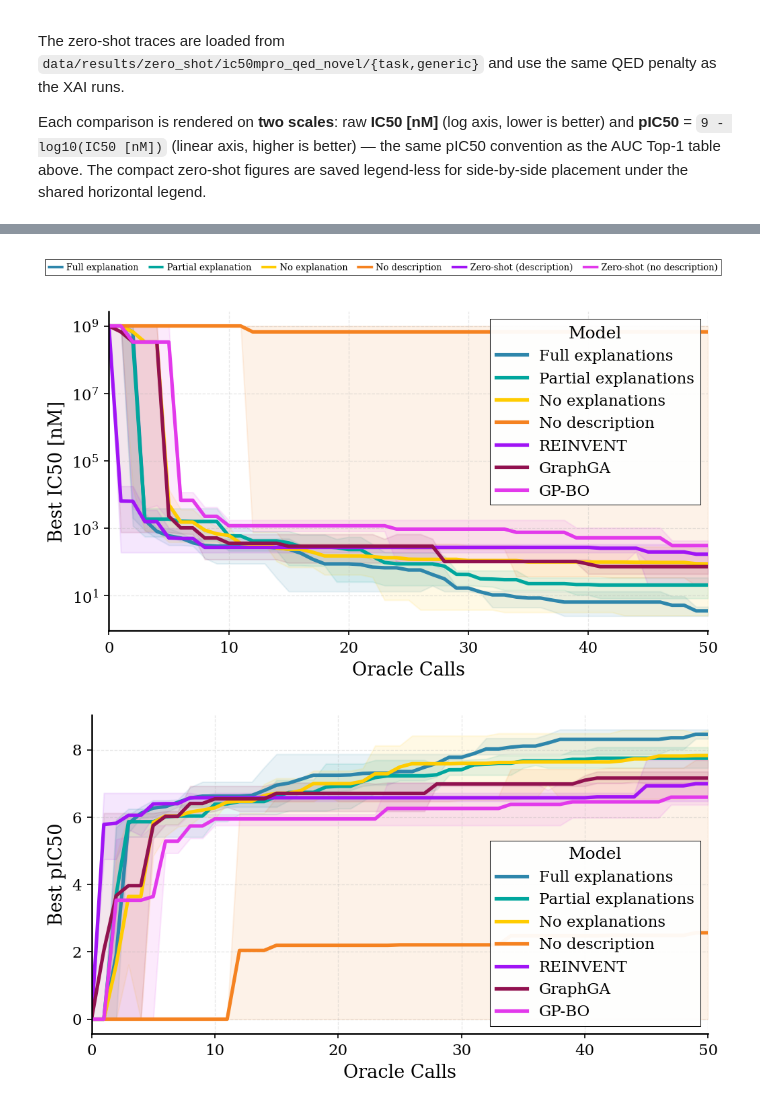
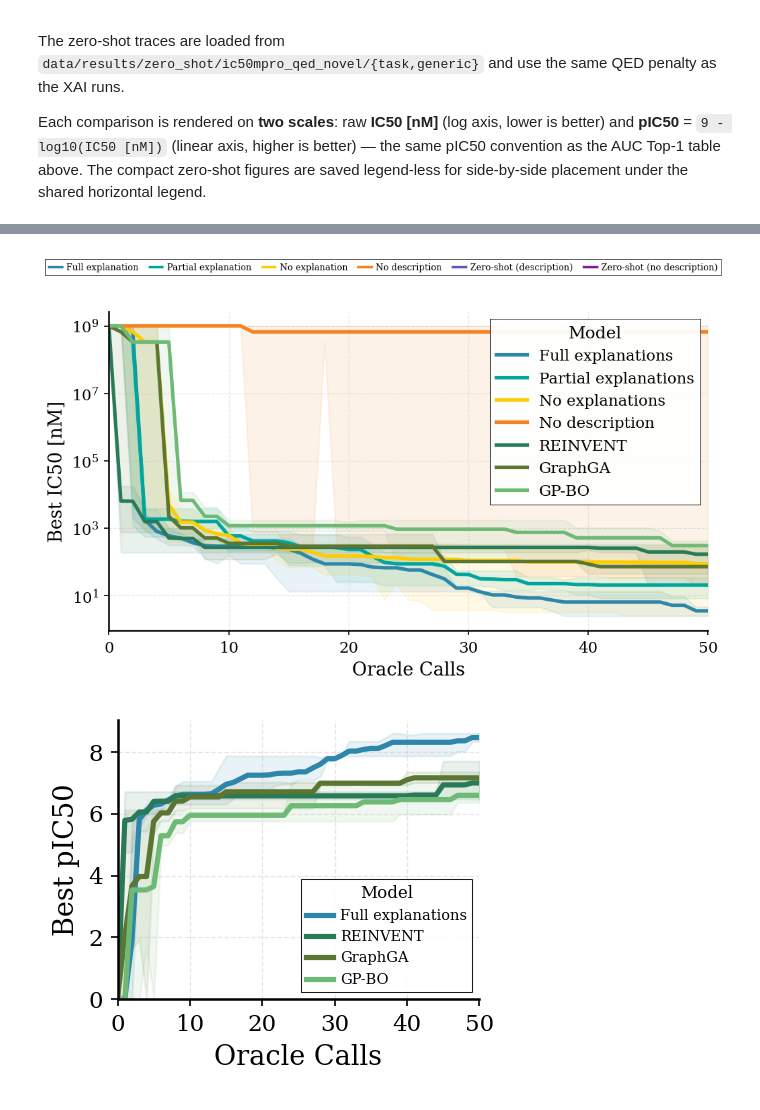
Before and after one commit to FabianKruger/molecule-optimization-agent, a Jupyter notebook: analysis/paper/xai_vs_no_xai_ic50mpro_extended.ipynb, the cells around one changed output, grey strips where cells are left out. Saved outputs shown, nothing was run; the diff lists cells and outputs as text; code cells hidden in the pictures.

Commit message:
updated plotting colors for medicinal chemistry tasks

```diff
--- a/analysis/paper/xai_vs_no_xai_ic50mpro_extended.ipynb
+++ b/analysis/paper/xai_vs_no_xai_ic50mpro_extended.ipynb
@@ -458,11 +458,11 @@ zs_plot_colors = {
     'Claude Opus 4.5 (Partial XAI)': '#00a69d',
     'Claude Opus 4.5 (No XAI)': '#ffcc00',
     'Claude Opus 4.5 (No description)': '#f58220',
-    'REINVENT': '#A014F5',
-    'GraphGA': "#91114F",
-    'GP-BO': "#E239EB",
-    'Zero-shot (description)': '#A014F5',
-    'Zero-shot (no description)': "#E239EB",
+    'REINVENT': '#297a58',
+    'GraphGA': "#5a7632",
+    'GP-BO': "#6eb975",
+    'Zero-shot (description)': '#6854B3',
+    'Zero-shot (no description)': "#7D1E99",
 }
 zs_legend_labels = {
     'Claude Opus 4.5 (Full XAI)': 'Full explanations',
@@ -499,7 +499,7 @@ def _best_so_far_long(source_df, model_order):
 
 
 def _style_and_save(ax, fig, save_path, model_order, *, show_legend, label_fontsize,
-                    tick_fontsize, ylabel, yscale, legend_loc):
+                    tick_fontsize, ylabel, yscale, legend_loc, appendix=False):
     ax.set_xlabel("Oracle Calls", fontsize=label_fontsize, fontweight='normal')
     ax.set_ylabel(ylabel, fontsize=label_fontsize, fontweight='normal')
     ax.set_xlim(0, 50)
@@ -511,12 +511,24 @@ def _style_and_save(ax, fig, save_path, model_order, *, show_legend, label_fonts
     ax.spines['right'].set_visible(False)
 
     if show_legend:
-        handles, labels = ax.get_legend_handles_labels()
-        new_labels = [zs_legend_labels.get(label, label) for label in labels]
-        legend = ax.legend(
+        if not appendix:
+            handles, labels = ax.get_legend_handles_labels()
+            new_labels = [zs_legend_labels.get(label, label) for label in labels]
+            legend = ax.legend(
+                handles, new_labels, title='Model', frameon=True,
+                fancybox=False, shadow=False, framealpha=0.95,
+                edgecolor='black', loc=legend_loc,
+            )
+            legend.get_frame().set_linewidth(0.5)
+        else:
+            handles, labels = ax.get_legend_handles_labels()
+            new_labels = [zs_legend_labels.get(label, label) for label in labels]
+            legend = ax.legend(
             handles, new_labels, title='Model', frameon=True,
-            fancybox=False, shadow=False, framealpha=0.95,
-            edgecolor='black', loc=legend_loc,
+            fancybox=False, shadow=False, framealpha=0.9,
+            edgecolor='black', loc='lower right', fontsize=7,
+            title_fontsize=8, handlelength=1.8, handletextpad=0.5,
+            borderpad=0.35
         )
         legend.get_frame().set_linewidth(0.5)
     elif ax.get_legend() is not None:
@@ -544,7 +556,7 @@ def plot_best_so_far_ic50(source_df, model_order, save_path, *,
 
 
 def plot_best_so_far_pic50(source_df, model_order, save_path, *,
-                           show_legend=True, figsize=(7, 4),
+                           show_legend=True, figsize=(7, 4), appendix=False,
                            label_fontsize=13, tick_fontsize=11, linewidth=2.5):
     """Best-so-far pIC50 progression (linear axis, higher is better).
 
@@ -560,9 +572,10 @@ def plot_best_so_far_pic50(source_df, model_order, save_path, *,
         palette={m: zs_plot_colors[m] for m in model_order},
         errorbar=('ci', 95), err_kws={'alpha': 0.1}, linewidth=linewidth, ax=ax,
     )
+    ax.set_ylim(bottom=0)
     _style_and_save(ax, fig, save_path, model_order, show_legend=show_legend,
                     label_fontsize=label_fontsize, tick_fontsize=tick_fontsize,
-                    ylabel="Best pIC50", yscale=None, legend_loc='lower right')
+                    ylabel="Best pIC50", yscale=None, legend_loc='lower right', appendix=appendix)
 
 
 def generate_shared_legend(save_path, linewidth=2.5):
@@ -618,7 +631,8 @@ plot_best_so_far_ic50(
     './figures/xai_vs_no_xai_ic50mpro_extended_baselines.pdf',
 )
 plot_best_so_far_pic50(
-    df_combined, BASE_MODELS,
+    df_combined, ['Claude Opus 4.5 (Full XAI)', 'REINVENT', 'GraphGA', 'GP-BO'],
     './figures/xai_vs_no_xai_ic50mpro_extended_pic50_baselines.pdf',
+    figsize=(3.3, 2.7), appendix = True
 )
 # %% [output]
@@ -627,3 +641,3 @@ plot_best_so_far_pic50(
-[figure, old version]
+[figure, new version]
-[figure, old version]
+[figure, new version]
-[figure, old version]
+[figure, new version]
```
Also changed, not shown: parts of 1 cell of this notebook, 1 other file.
